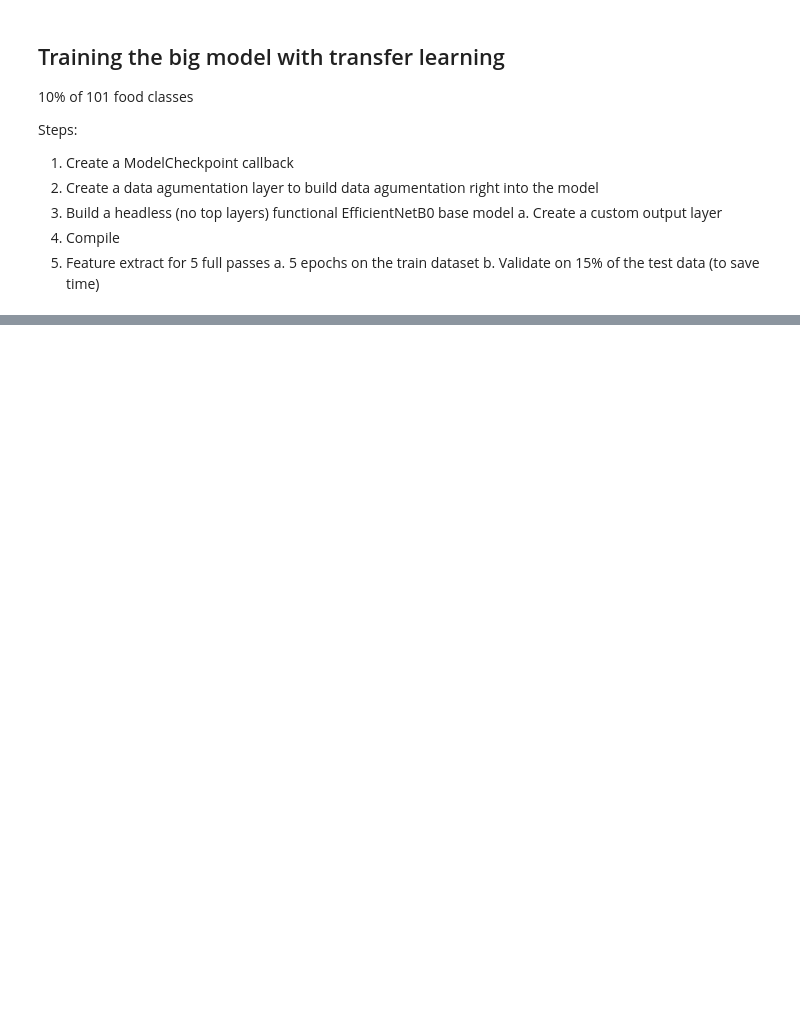
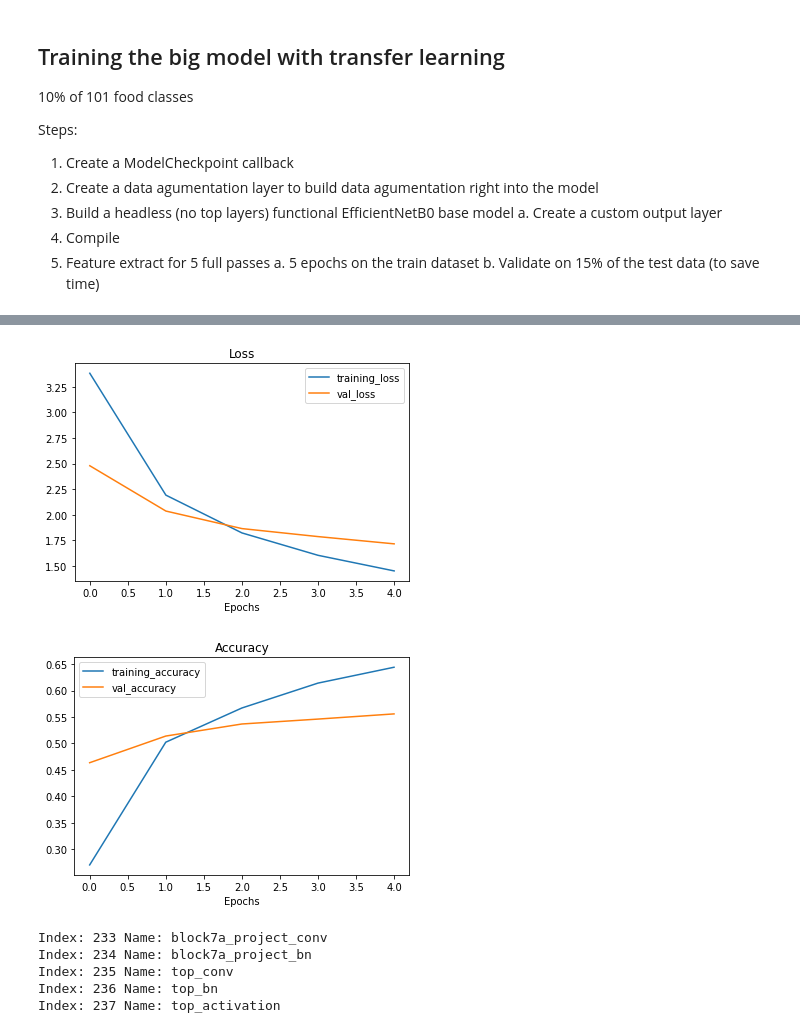
Before and after one commit to GlennChon/tensorflow_notes, a Jupyter notebook: 06_transfer_learning_3.ipynb, the cells around one changed output, grey strips where cells are left out. Cells and saved outputs as stored; diff of their text form; code cells hidden in the pictures; blank space fills up the shorter version.

```diff
--- a/06_transfer_learning_3.ipynb
+++ b/06_transfer_learning_3.ipynb
@@ -73,11 +126,27 @@ from tensorflow.keras.layers.experimental import preprocessing
 from tensorflow.keras.models import Sequential
 
 # Setup data aug
-data_aug = Sequential([
-    preprocessing.RandomFlip('horizontal'),
-    preprocessing.RandomRotation(0.2),
-    preprocessing.RandomHeight(0.2),
-    preprocessing.RandomWidth(0.2),
-    preprocessing.RandomZoom(0.2),
-#     preprocessing.Rescaling(1/255.), # rescale inputs of images to between 0 & 1. Required for models like resnet50
-], name="data_aug")
+
+with tf.device('/cpu:0'):
+    data_aug = Sequential([
+        preprocessing.RandomFlip('horizontal'),
+        preprocessing.RandomRotation(0.2),
+        preprocessing.RandomHeight(0.2),
+        preprocessing.RandomWidth(0.2),
+        preprocessing.RandomZoom(0.2),
+    #     preprocessing.Rescaling(1/255.), # rescale inputs of images to between 0 & 1. Required for models like resnet50
+    ], name="data_aug")
+# %%
+# Setup base model and freeze
+base_model = tf.keras.applications.EfficientNetB0(include_top=False)
+base_model.trainable = False
+
+
+# Setup model architecture with trainable top layers
+inputs = layers.Input(shape=(224, 224, 3), name="input_layer")
+x = data_aug(inputs) # augment images (only during training)
+x = base_model(x, training=False) # put the  base model in inference mode so weights are not updated
+x = layers.GlobalAveragePooling2D(name="global_avg_pool_layer")(x)
+outputs = layers.Dense(len(train_data_all_10_percent.class_names), activation="softmax", name="output_layer")(x)
+
+model = tf.keras.Model(inputs, outputs)
@@ -83,0 +157,11 @@ data_aug = Sequential([
+# %%
+model.compile(loss=tf.keras.losses.CategoricalCrossentropy(),
+            optimizer=tf.keras.optimizers.Adam(),
+            metrics=['accuracy'])
+# %%
+# Fit
+history_all_classes_10_percent = model.fit(train_data_all_10_percent,
+                                           epochs=5, # fit for 5 epochs to keep experiments quick
+                                           validation_data=test_data,
+                                           validation_steps=int(0.15 * len(test_data)), # evaluate on smaller portion of test data
+                                           callbacks=[checkpoint_callback]) # save best model weights to file
@@ -83,0 +224,5 @@ data_aug = Sequential([
+# %%
+plot_loss_curves(history_all_classes_10_percent)
+# %% [output]
+[figure, added]
+[figure, added]
@@ -83,0 +242,11 @@ data_aug = Sequential([
+# %%
+# print layer name and index if layer is trainable
+for layer_number, layer in enumerate(model.layers[2].layers):
+    if layer.trainable:
+        print(f'Index: {layer_number}', f'Name: {layer.name}')
+# %% [output]
+Index: 233 Name: block7a_project_conv
+Index: 234 Name: block7a_project_bn
+Index: 235 Name: top_conv
+Index: 236 Name: top_bn
+Index: 237 Name: top_activation
```
Also changed, not shown: parts of 31 cells of this notebook, 1 other file.
